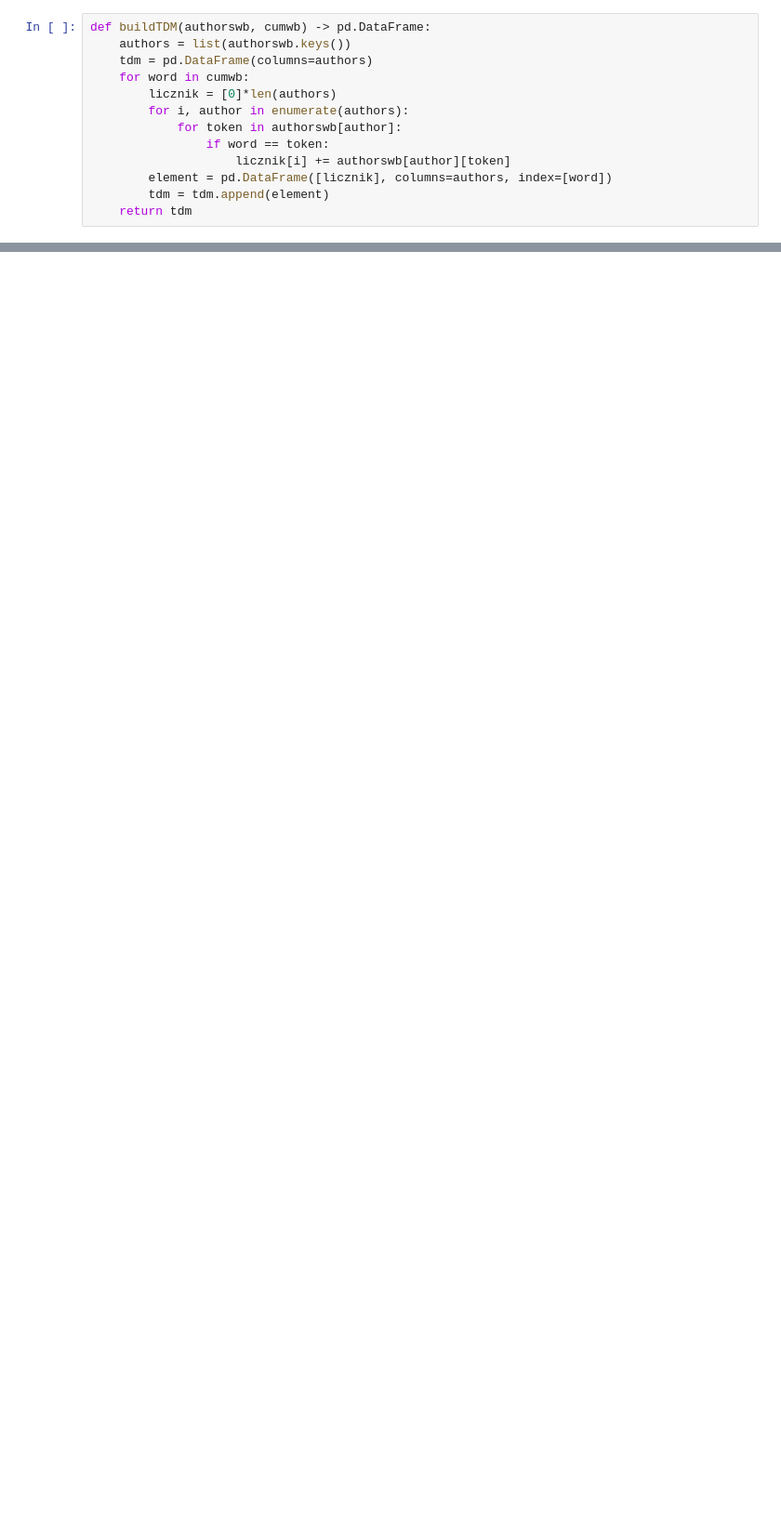
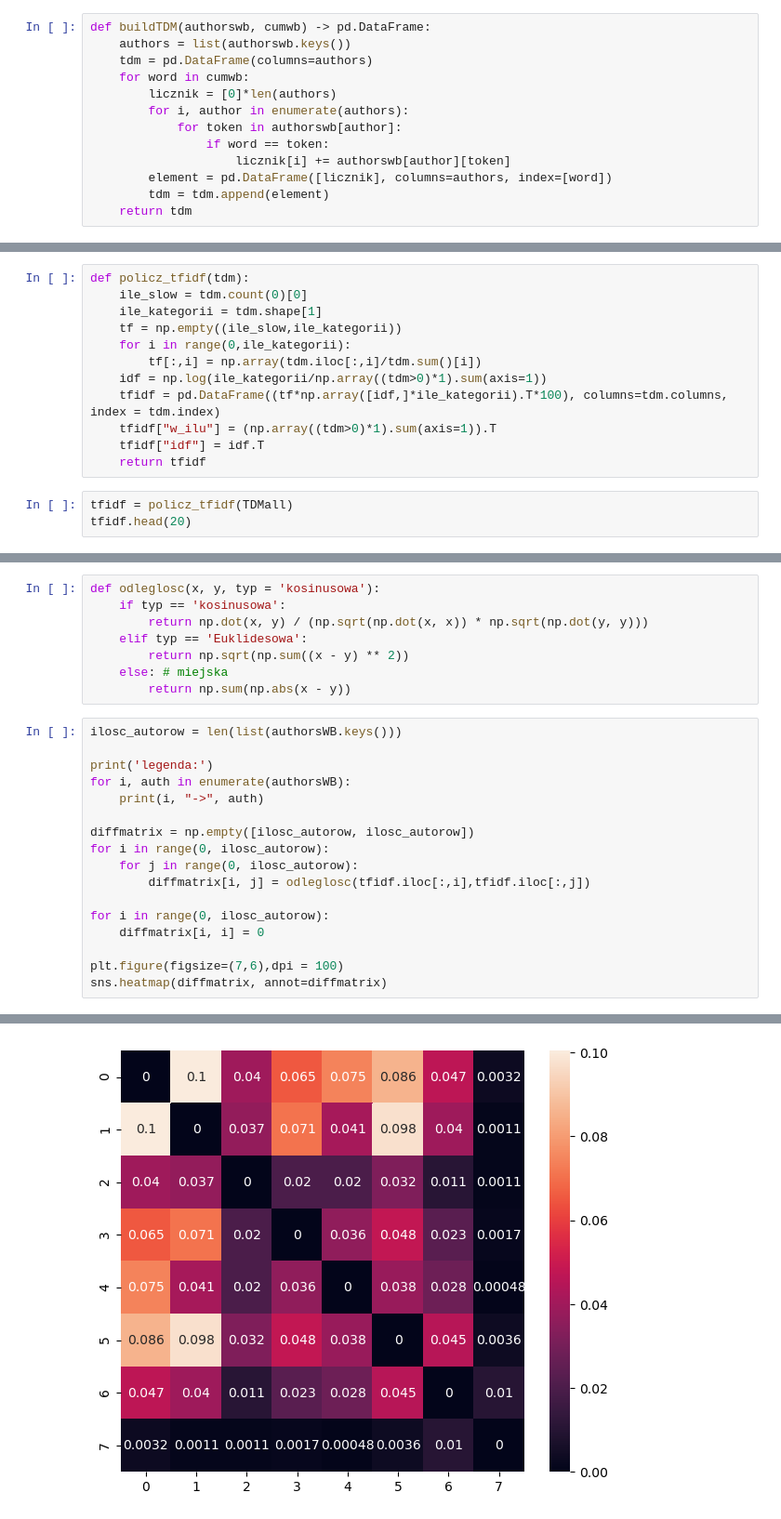
Before and after one commit to mihawb/literary-work-analyser, a Jupyter notebook: docs/API Wolnych lektur & omówienie zbioru.ipynb, the cells around one changed output, grey strips where cells are left out. Shown at 93% size. Cells and saved outputs as stored; diff of their text form; blank space fills up the shorter version.

```diff
--- a/docs/API Wolnych lektur & omówienie zbioru.ipynb
+++ b/docs/API Wolnych lektur & omówienie zbioru.ipynb
@@ -318,0 +322,15 @@ TDMall
+# %%
+def policz_tfidf(tdm):
+    ile_slow = tdm.count(0)[0]
+    ile_kategorii = tdm.shape[1]
+    tf = np.empty((ile_slow,ile_kategorii))
+    for i in range(0,ile_kategorii):
+        tf[:,i] = np.array(tdm.iloc[:,i]/tdm.sum()[i])
+    idf = np.log(ile_kategorii/np.array((tdm>0)*1).sum(axis=1))
+    tfidf = pd.DataFrame((tf*np.array([idf,]*ile_kategorii).T*100), columns=tdm.columns, index = tdm.index)
+    tfidf["w_ilu"] = (np.array((tdm>0)*1).sum(axis=1)).T
+    tfidf["idf"] = idf.T
+    return tfidf
+# %%
+tfidf = policz_tfidf(TDMall)
+tfidf.head(20)
@@ -318,0 +357,26 @@ TDMall
+# %%
+def odleglosc(x, y, typ = 'kosinusowa'):
+    if typ == 'kosinusowa':
+        return np.dot(x, y) / (np.sqrt(np.dot(x, x)) * np.sqrt(np.dot(y, y)))
+    elif typ == 'Euklidesowa':
+        return np.sqrt(np.sum((x - y) ** 2))
+    else: # miejska
+        return np.sum(np.abs(x - y))
+# %%
+ilosc_autorow = len(list(authorsWB.keys()))
+
+print('legenda:')
+for i, auth in enumerate(authorsWB):
+    print(i, "->", auth)
+
+diffmatrix = np.empty([ilosc_autorow, ilosc_autorow])
+for i in range(0, ilosc_autorow):
+    for j in range(0, ilosc_autorow):
+        diffmatrix[i, j] = odleglosc(tfidf.iloc[:,i],tfidf.iloc[:,j])
+
+for i in range(0, ilosc_autorow):
+    diffmatrix[i, i] = 0
+
+plt.figure(figsize=(7,6),dpi = 100)
+sns.heatmap(diffmatrix, annot=diffmatrix)
+# %% [output]
@@ -318,0 +393 @@ TDMall
+[figure, added]
```
Also changed, not shown: parts of 13 cells of this notebook.
